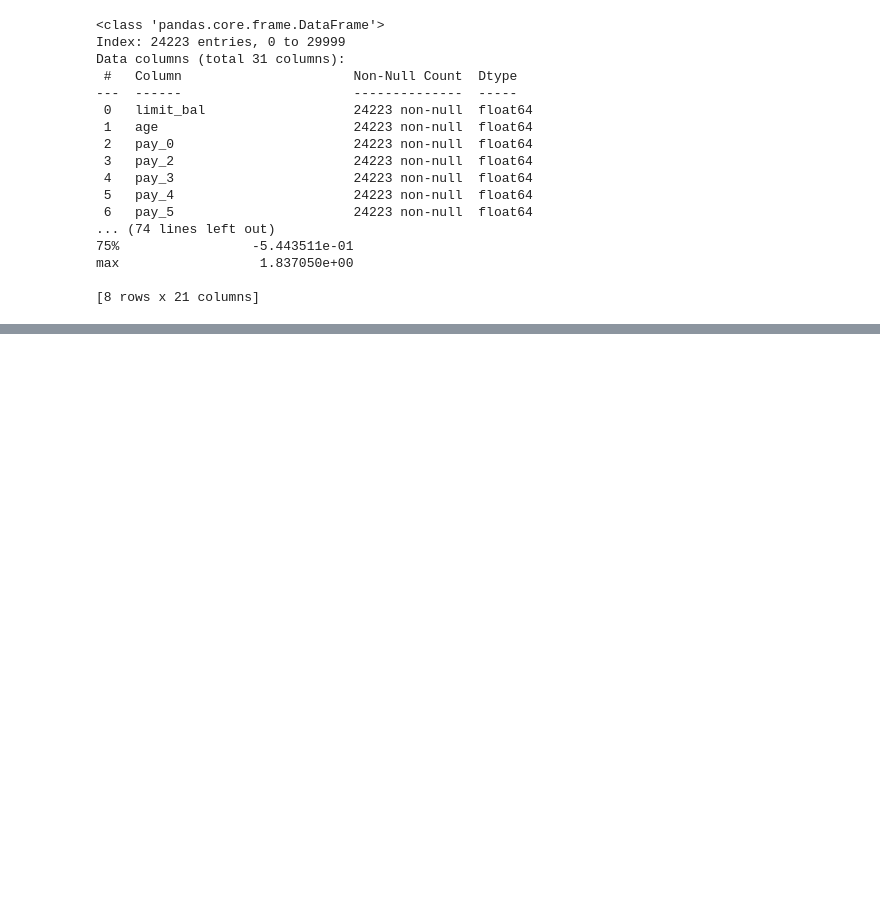
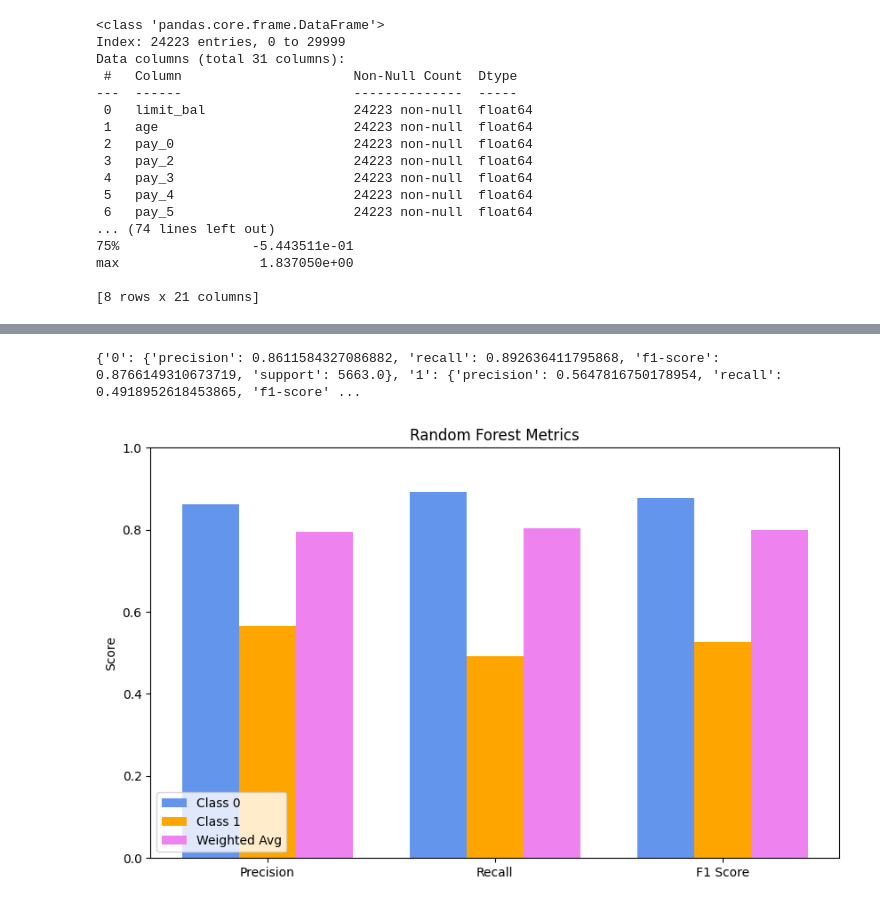
Before and after one commit to mahibahsaleh03/machine-learning-project, a Jupyter notebook: Preprocessing_and_Algorithm.ipynb, the cells around one changed output, grey strips where cells are left out. Cells and saved outputs as stored; diff of their text form; code cells hidden in the pictures; blank space fills up the shorter version.

```diff
--- a/Preprocessing_and_Algorithm.ipynb
+++ b/Preprocessing_and_Algorithm.ipynb
@@ -217,0 +409,41 @@ plt.show()
+# %%
+# Random Forest Classification Report Visualization
+report = classification_report(y_test, y_pred_smote_rf, output_dict=True)
+print(report)
+precision_0 = report['0']['precision']
+recall_0 = report['0']['recall']
+f1_0 = report['0']['f1-score']
+
+precision_1 = report['1']['precision']
+recall_1 = report['1']['recall']
+f1_1 = report['1']['f1-score']
+
+precision_weighted = report['weighted avg']['precision']
+recall_weighted = report['weighted avg']['recall']
+f1_weighted = report['weighted avg']['f1-score']
+
+# Metrics and values for the grouped bar chart
+metrics = ['Precision', 'Recall', 'F1 Score']
+values_0_rf = [precision_0, recall_0, f1_0]
+values_1_rf = [precision_1, recall_1, f1_1]
+values_weighted_rf = [precision_weighted, recall_weighted, f1_weighted]
+
+# Create the grouped bar chart
+x = np.arange(len(metrics))  # the label locations
+width = 0.25  # bar width
+
+plt.figure(figsize=(10, 6))
+plt.bar(x - width, values_0_rf, width, label='Class 0', color='cornflowerblue')
+plt.bar(x, values_1_rf, width, label='Class 1', color='orange')
+plt.bar(x + width, values_weighted_rf, width, label='Weighted Avg', color='violet')
+
+plt.ylabel('Score')
+plt.title('Random Forest Metrics')
+plt.xticks(x, metrics)
+plt.ylim(0, 1)
+plt.legend(loc='lower left')
+
+plt.show()
+# %% [output]
+{'0': {'precision': 0.8611584327086882, 'recall': 0.892636411795868, 'f1-score': 0.8766149310673719, 'support': 5663.0}, '1': {'precision': 0.5647816750178954, 'recall': 0.4918952618453865, 'f1-score' ...
+[figure, added]
```
Also changed, not shown: parts of 12 cells of this notebook, 9 other files.
